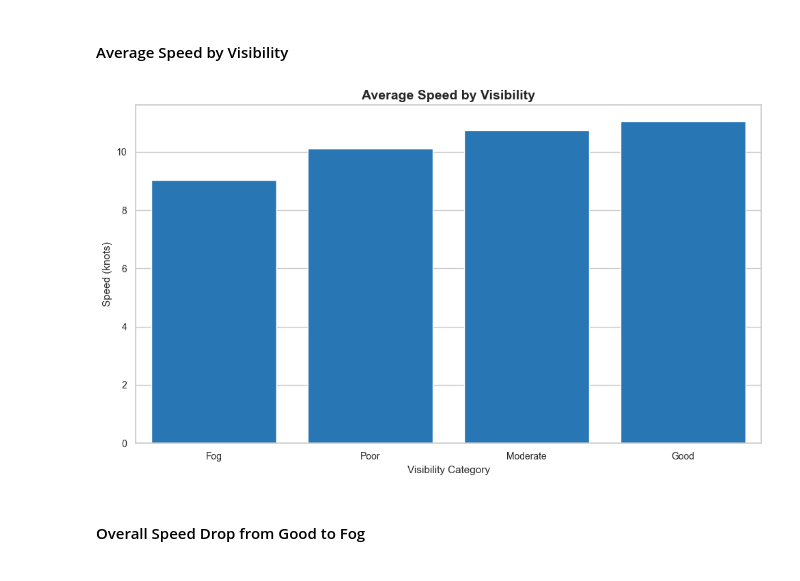
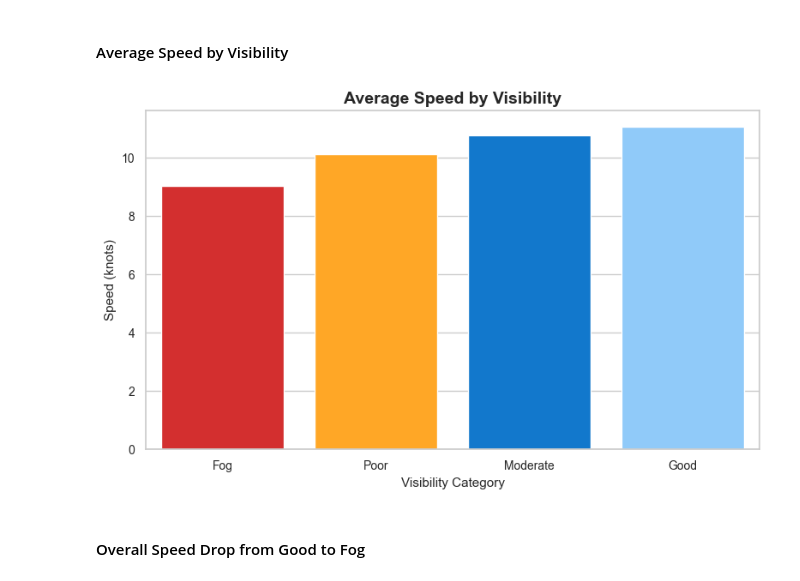
Before and after one commit to asadjamal98/Maritime_Visibility_Risk_Analysis, a Jupyter notebook: notebooks/analysis_ver2.ipynb, the cells around one changed output. Cells and saved outputs as stored; diff of their text form; code cells hidden in the pictures.

```diff
--- a/notebooks/analysis_ver2.ipynb
+++ b/notebooks/analysis_ver2.ipynb
@@ -163,10 +169,9 @@ plt.show()
 values = category_counts_df["hour_count"]
 labels = category_counts_df["visibility_cat"]
 
-palette = [LIGHT_BLUE, PRIMARY_BLUE, ACCENT_ORANGE, ACCENT_RED]
-palette = [ACCENT_RED, ACCENT_ORANGE, PRIMARY_BLUE, LIGHT_BLUE]
 
-plt.figure(figsize=(7, 7))
+
+plt.figure(figsize=(8, 8))
 
 wedges, texts, autotexts = plt.pie(
     values,
@@ -196,6 +201,6 @@ plt.gca().add_artist(centre_circle)
 
 plt.title("Visibility Category Share", fontsize=14, fontweight="bold")
 plt.tight_layout()
-plt.savefig(FIG_DIR / "visibility_share.png", dpi=300, bbox_inches="tight")
+plt.savefig(FIG_DIR / "visibility_share.png", dpi=600, bbox_inches="tight")
 plt.show()
 # %% [output]
@@ -305,24 +313,27 @@ speed_df = (
 # %%
 speed_vis = speed_df.groupby("visibility_cat")["SOG_mean"].mean().reset_index()
 
-plt.figure(figsize=(10, 6))
+plt.figure(figsize=(8, 5))
 
 sns.barplot(
     data=speed_vis,
     x="visibility_cat",
     y="SOG_mean",
-    color=PRIMARY_BLUE
+    hue="visibility_cat",
+    palette=palette,
+    dodge=False,
+    saturation=1
 )
 
 plt.title("Average Speed by Visibility")
 plt.ylabel("Speed (knots)")
 plt.xlabel("Visibility Category")
 
 plt.tight_layout()
-plt.savefig(FIG_DIR / "average_speed_visibility.png", dpi=300, bbox_inches="tight")
+plt.savefig(FIG_DIR / "average_speed_visibility.png", dpi=600, bbox_inches="tight")
 plt.show()
 # %% [output]
-[figure, old version]
+[figure, new version]
 # %% [markdown]
 #### Overall Speed Drop from Good to Fog
 # %%
```
Also changed, not shown: parts of 11 cells of this notebook.
